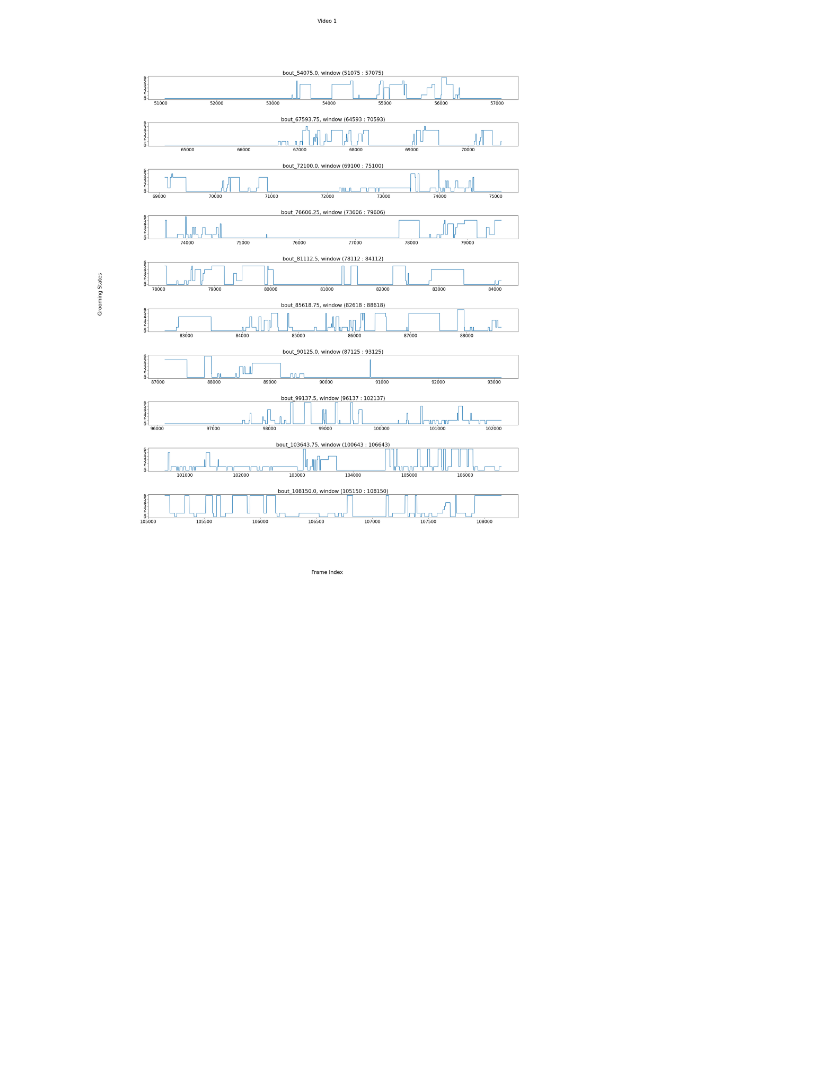
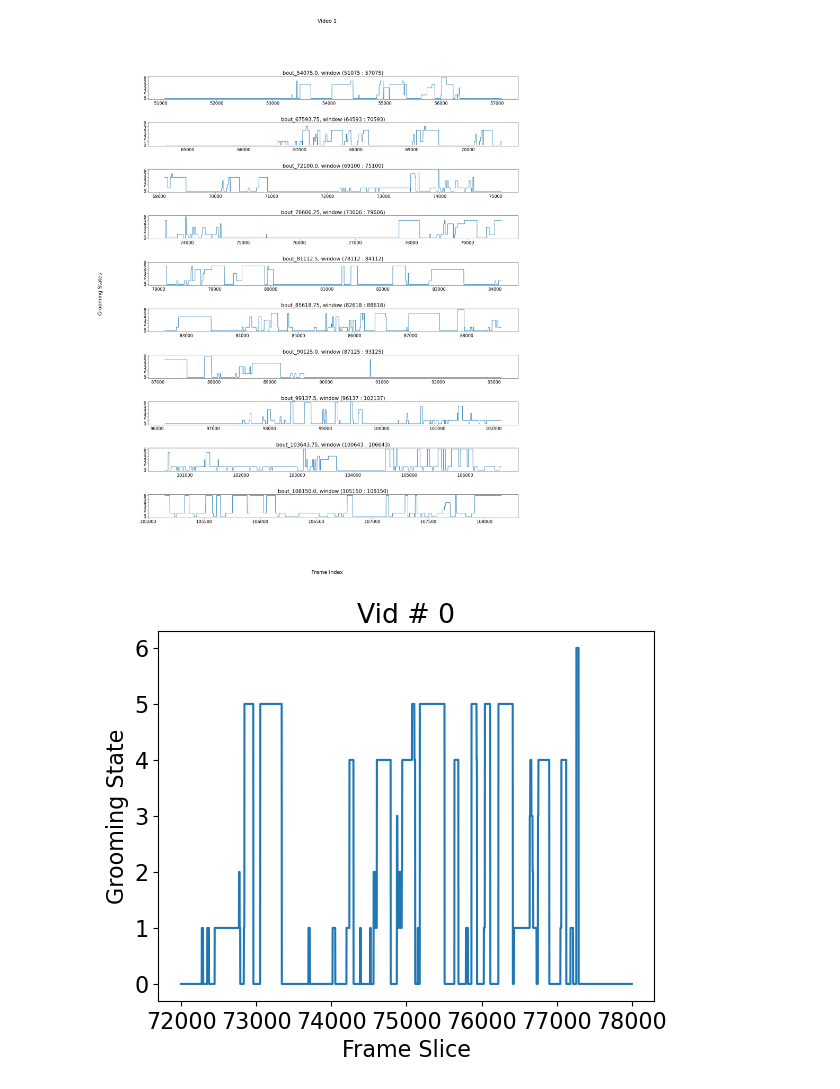
Before and after one commit to brigbrog/Syntactic-Grooming, a Jupyter notebook: data_reader.ipynb, the cells around one changed output. Cells and saved outputs as stored; diff of their text form; code cells hidden in the pictures; blank space fills up the shorter version.

Commit message:
manual inspect vis method

```diff
--- a/data_reader.ipynb
+++ b/data_reader.ipynb
@@ -266,3 +266,35 @@ def visualize_bouts_in_vid(vid_df, vid_id: int, activity_threshold: int = 1000,
 visualize_bouts_in_vid(asd_reorient, 1)
 # %% [output]
 [figure]
+# %%
+def manual_inspect(vid_df, vid_id: int, window: tuple):
+    ''''''
+    sle = sklearn.preprocessing.LabelEncoder()
+    le_vid_vec = sle.fit_transform(vid_df['Video_name'].copy())
+
+    vid = vid_df.loc[le_vid_vec == vid_id, :]
+
+    t_min = np.min(vid.loc[:, 'Start'])
+    t_max = np.max(vid.loc[:, 'End'])
+    y = np.zeros((t_max-t_min,))
+
+    for i in range(len(vid)):
+        cur_bout = vid.iloc[i, :]
+        strt = cur_bout['Start']
+        dur = cur_bout['Duration']
+        state = cur_bout['Ordered_State']
+        y[strt:strt+dur] = state
+
+    y_view = y[window[0]:window[1]]
+    x = np.linspace(window[0], window[1], y_view.shape[0])
+
+    plt.title(f'Vid # {vid_id}')
+    plt.xlabel(f'Frame Slice')
+    plt.ylabel(f'Grooming State')
+
+    plt.plot(x, y_view)
+    plt.show()
+# %%
+manual_inspect(asd_reorient, 0, (72000, 78000))
+# %% [output]
+[figure, added]
```
Also changed, not shown: 1 other file.
